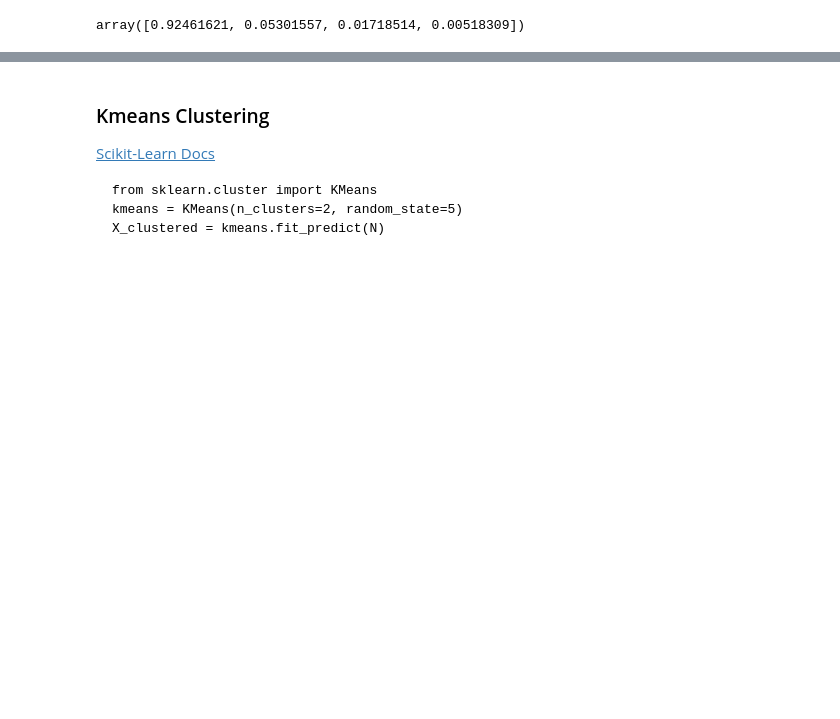
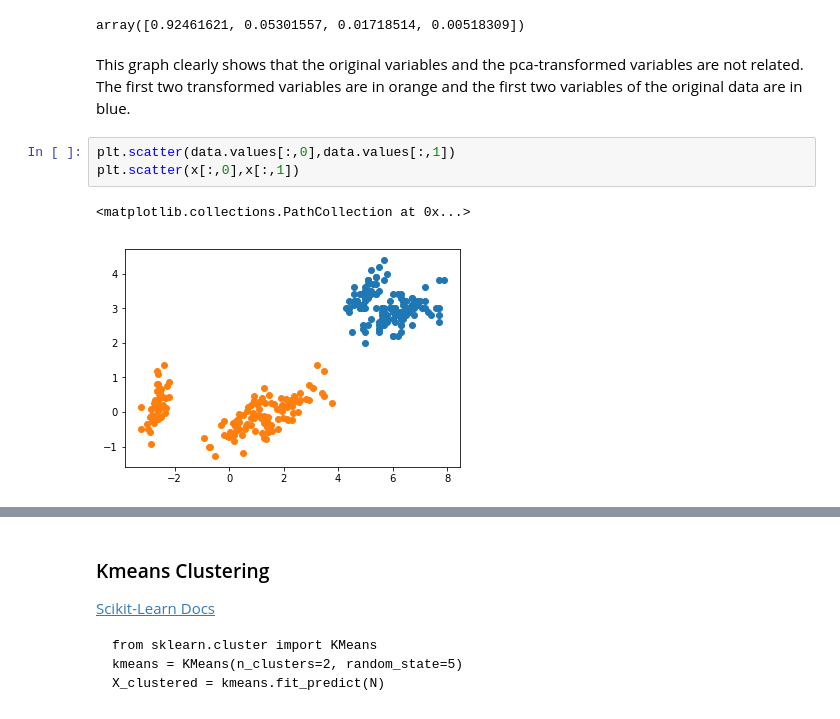
Before and after one commit to bnmnetp/DS420, a Jupyter notebook: Scikit-Learn Quick Reference.ipynb, the cells around one changed output, grey strips where cells are left out. Drawn from its saved outputs; the diff is of its cells as text; blank space fills up the shorter version.

```diff
--- a/Scikit-Learn Quick Reference.ipynb
+++ b/Scikit-Learn Quick Reference.ipynb
@@ -130,3 +163,11 @@ array([[-2.68420713e+00,  3.26607315e-01, -2.15118370e-02,
 pca.explained_variance_ratio_
 # %% [output]
 array([0.92461621, 0.05301557, 0.01718514, 0.00518309])
+# %% [markdown]
+This graph clearly shows that the original variables and the pca-transformed variables are not related.  The first two transformed variables are in orange and the first two variables of the original data are in blue.
+# %%
+plt.scatter(data.values[:,0],data.values[:,1])
+plt.scatter(x[:,0],x[:,1])
+# %% [output]
+<matplotlib.collections.PathCollection at 0x...>
+[figure, added]
```
Also changed, not shown: parts of 11 cells of this notebook.
